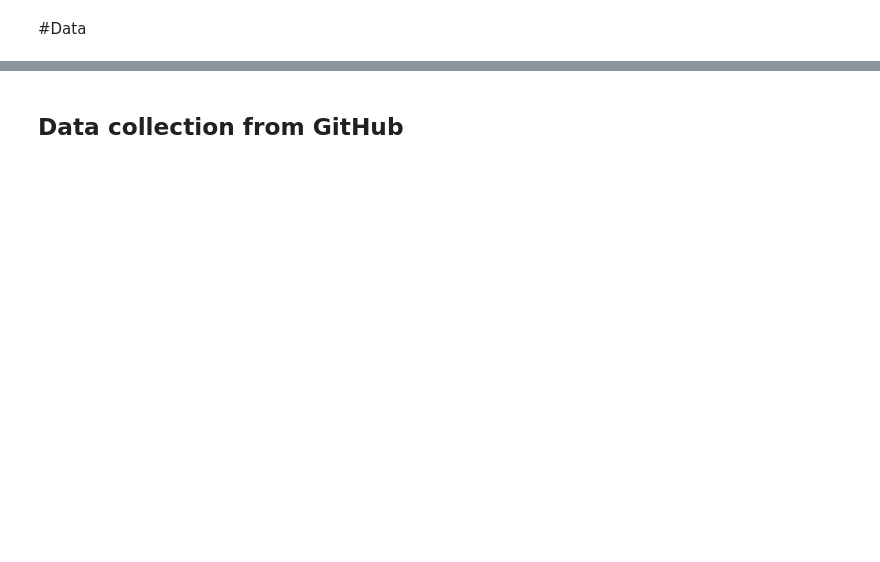
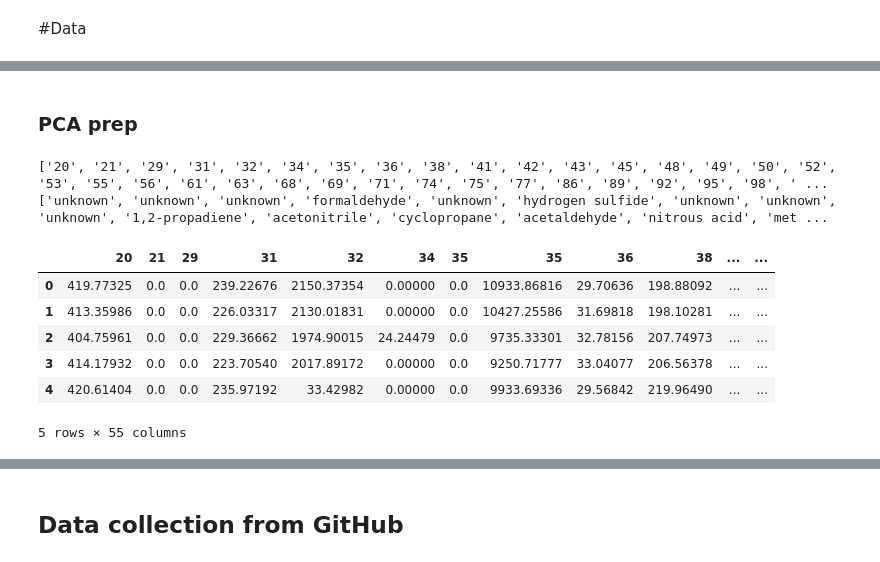
Before and after one commit to CharKuehl/DermalVOCs, a Jupyter notebook: PTR_Spectra_Analysis.ipynb, the cells around one changed output, grey strips where cells are left out. Saved outputs shown, nothing was run; the diff lists cells and outputs as text; code cells hidden in the pictures; blank space fills up the shorter version.

```diff
--- a/PTR_Spectra_Analysis.ipynb
+++ b/PTR_Spectra_Analysis.ipynb
@@ -21,0 +195,41 @@ AttributeError: ignored
+# %%
+
+final_data_list = []
+
+for files in  PTR_df_list:
+    mass_per_charge_files = files.iloc[:, 0] #alle m/z Werte in einer Matrix
+    ion_intensity_files = files.iloc[:, 1] #alle Intensitätswerte in einer Matrix
+    peaks_files, indices_files = find_peaks(ion_intensity_files, height=20)
+    mass_per_charge_files = mass_per_charge_files.take(peaks_files).to_frame() #put m/z of peaks into mpc_files
+    #mass_per_charge_files = mass_per_charge_files.sort_values(by=['Average_Mass'])
+    #mass_per_charge_files = mass_per_charge_files.reset_index(drop=True)
+
+    mass_per_charge_list_files = mass_per_charge_files['Average_Mass'].values.tolist() #hier werden die tatsächlichen m/z's übertragen
+
+    peak_ion_intensities_files = pd.DataFrame.from_dict(indices_files) #??? what is inside indice files ???
+
+    file = pd.concat([mass_per_charge_files.reset_index(drop=True), peak_ion_intensities_files], axis=1) #-> file = dataframe containing all m/z & peak ion intensities?
+    #print(file)
+    mz_1 = list(file['Average_Mass'])
+    peak_heights = list(file['peak_heights'])
+    mz_df_1 = pd.DataFrame(relevant_mz, columns=['Average_Mass'])
+
+    mz_df_1['ion_intensity'] = 0
+
+    for i in relevant_mz:
+        for j in mz_1:
+            if i <= j + 0.2:
+                if abs(i - j) <= 0.2:
+                    mz_df_1.loc[mz_df_1.Average_Mass == i, 'ion_intensity'] = file.loc[file['Average_Mass'] == j, 'peak_heights'].item()
+
+    mz_df_1 = list(mz_df_1.iloc[:,1])
+    #print(mz_df_1)
+    #print(len(mz_df_1))
+    mz_df_1 = pd.DataFrame(mz_df_1).transpose()
+    mz_df_1.columns = rounded_mz
+    #print(mz_df_1)
+    mz_df_1['label'] = files.iat[0,2]
+    #print(mz_df_1)
+    final_data_list.append(mz_df_1)
+# %% [markdown]
+### PCA prep
@@ -21,0 +242,11 @@ AttributeError: ignored
+# %%
+l1 = []
+l2 = []
+for key in compound_names:
+    l1.append(str(key))
+    l2.append(compound_names[key][0])
+print(l1)
+print(l2)
+# %% [output]
+['20', '21', '29', '31', '32', '34', '35', '36', '38', '41', '42', '43', '45', '48', '49', '50', '52', '53', '55', '56', '61', '63', '68', '69', '71', '74', '75', '77', '86', '89', '92', '95', '98', ' ...
+['unknown', 'unknown', 'unknown', 'formaldehyde', 'unknown', 'hydrogen sulfide', 'unknown', 'unknown', 'unknown', '1,2-propadiene', 'acetonitrile', 'cyclopropane', 'acetaldehyde', 'nitrous acid', 'met ...
@@ -21,0 +256,10 @@ AttributeError: ignored
+# %%
+data.head()
+# %% [output]
+|  | 20 | 21 | 29 | 31 | 32 | 34 | 35 | 35 | 36 | 38 | ... | ... |
+| 0 | 419.77325 | 0.0 | 0.0 | 239.22676 | 2150.37354 | 0.00000 | 0.0 | 10933.86816 | 29.70636 | 198.88092 | ... | ... |
+| 1 | 413.35986 | 0.0 | 0.0 | 226.03317 | 2130.01831 | 0.00000 | 0.0 | 10427.25586 | 31.69818 | 198.10281 | ... | ... |
+| 2 | 404.75961 | 0.0 | 0.0 | 229.36662 | 1974.90015 | 24.24479 | 0.0 | 9735.33301 | 32.78156 | 207.74973 | ... | ... |
+| 3 | 414.17932 | 0.0 | 0.0 | 223.70540 | 2017.89172 | 0.00000 | 0.0 | 9250.71777 | 33.04077 | 206.56378 | ... | ... |
+| 4 | 420.61404 | 0.0 | 0.0 | 235.97192 | 33.42982 | 0.00000 | 0.0 | 9933.69336 | 29.56842 | 219.96490 | ... | ... |
+5 rows × 55 columns
```
Also changed, not shown: parts of 44 cells of this notebook.
